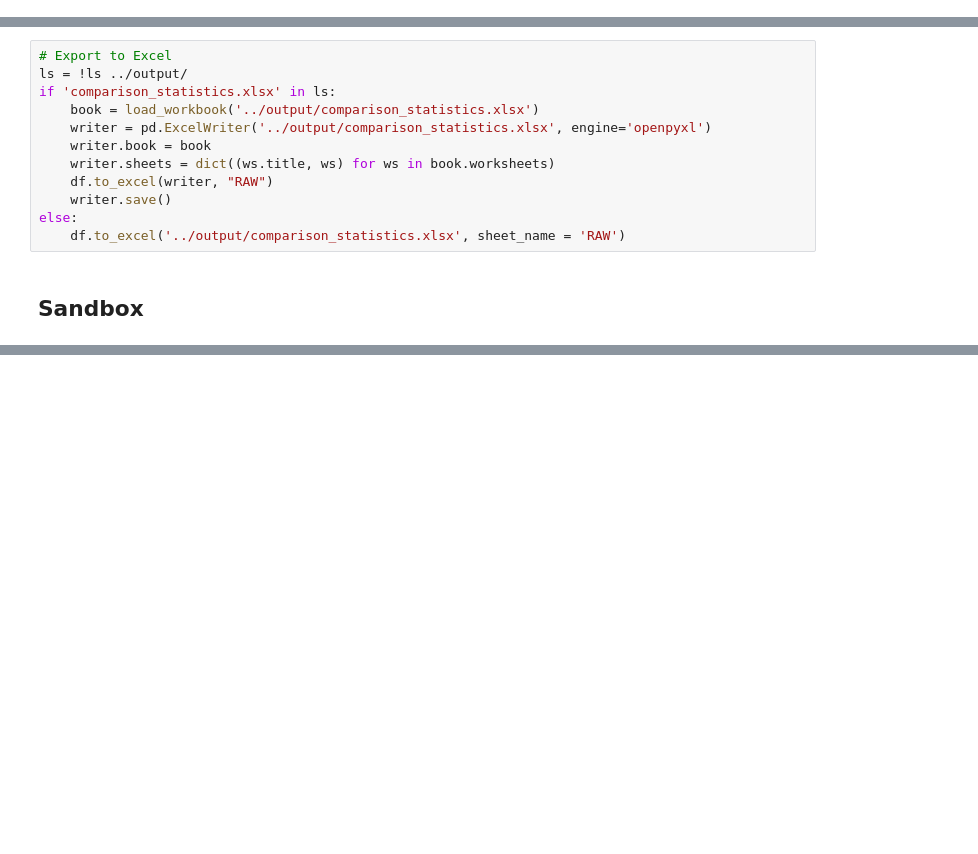
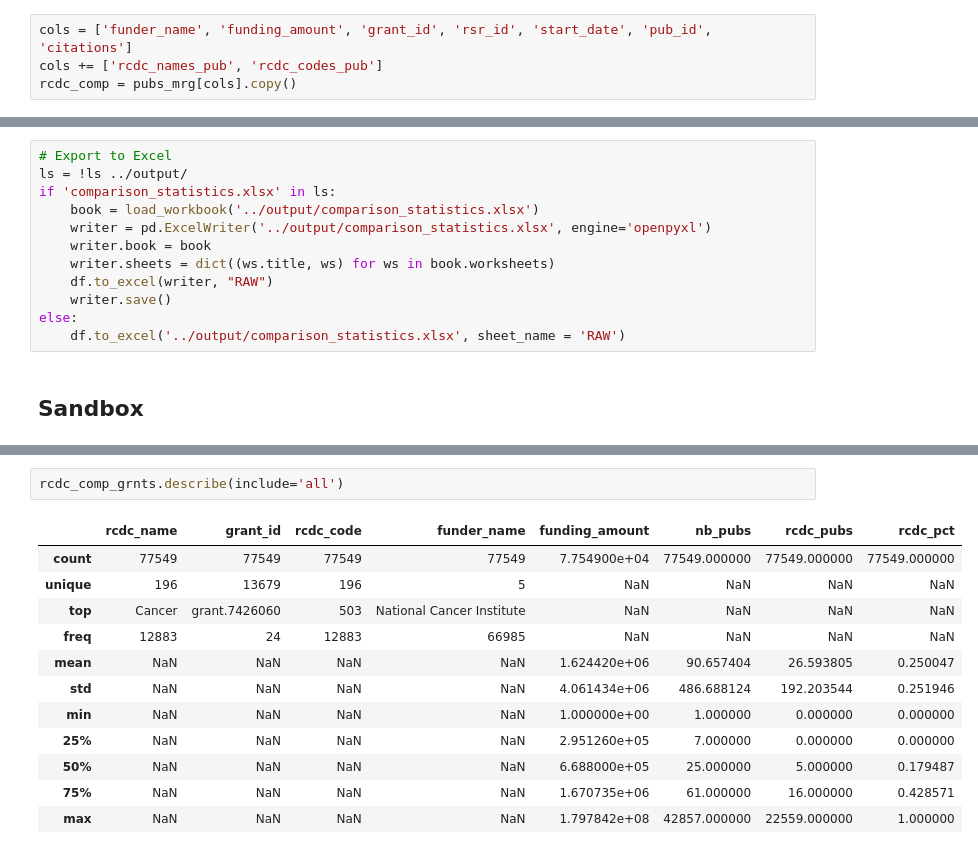
Before and after one commit to Coleridge-Initiative/helios, a Jupyter notebook: scripts/comparison_analysis.ipynb, the cells around one changed output, grey strips where cells are left out. Cells and saved outputs as stored; diff of their text form; blank space fills up the shorter version.

```diff
--- a/scripts/comparison_analysis.ipynb
+++ b/scripts/comparison_analysis.ipynb
@@ -616,0 +730,4 @@ max      23351.000000    223.000000
+# %%
+cols = ['funder_name', 'funding_amount', 'grant_id', 'rsr_id', 'start_date', 'pub_id', 'citations']
+cols += ['rcdc_names_pub', 'rcdc_codes_pub']
+rcdc_comp = pubs_mrg[cols].copy()
@@ -701,0 +875,15 @@ else:
+# %%
+rcdc_comp_grnts.describe(include='all')
+# %% [output]
+|  | rcdc_name | grant_id | rcdc_code | funder_name | funding_amount | nb_pubs | rcdc_pubs | rcdc_pct |
+| count | 77549 | 77549 | 77549 | 77549 | 7.754900e+04 | 77549.000000 | 77549.000000 | 77549.000000 |
+| unique | 196 | 13679 | 196 | 5 | NaN | NaN | NaN | NaN |
+| top | Cancer | grant.7426060 | 503 | National Cancer Institute | NaN | NaN | NaN | NaN |
+| freq | 12883 | 24 | 12883 | 66985 | NaN | NaN | NaN | NaN |
+| mean | NaN | NaN | NaN | NaN | 1.624420e+06 | 90.657404 | 26.593805 | 0.250047 |
+| std | NaN | NaN | NaN | NaN | 4.061434e+06 | 486.688124 | 192.203544 | 0.251946 |
+| min | NaN | NaN | NaN | NaN | 1.000000e+00 | 1.000000 | 0.000000 | 0.000000 |
+| 25% | NaN | NaN | NaN | NaN | 2.951260e+05 | 7.000000 | 0.000000 | 0.000000 |
+| 50% | NaN | NaN | NaN | NaN | 6.688000e+05 | 25.000000 | 5.000000 | 0.179487 |
+| 75% | NaN | NaN | NaN | NaN | 1.670735e+06 | 61.000000 | 16.000000 | 0.428571 |
+| max | NaN | NaN | NaN | NaN | 1.797842e+08 | 42857.000000 | 22559.000000 | 1.000000 |
```
Also changed, not shown: parts of 38 cells of this notebook, 1 other file.
